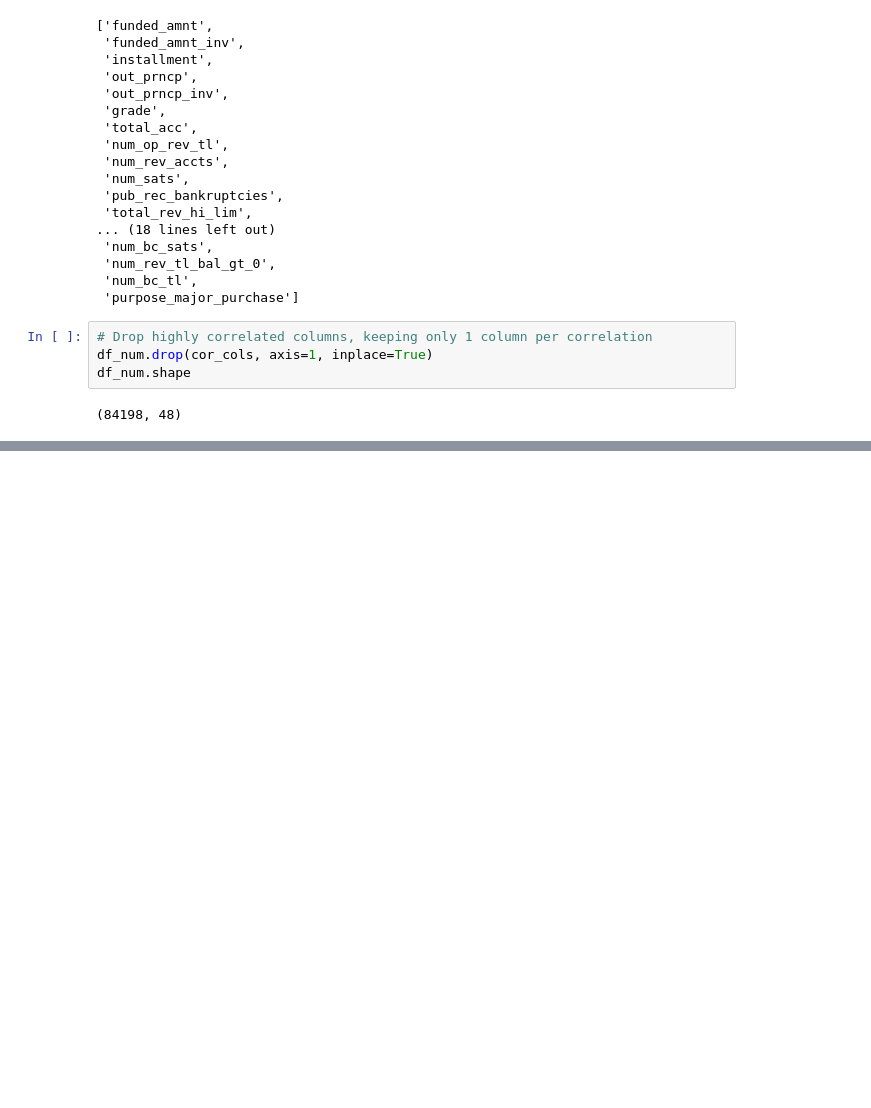
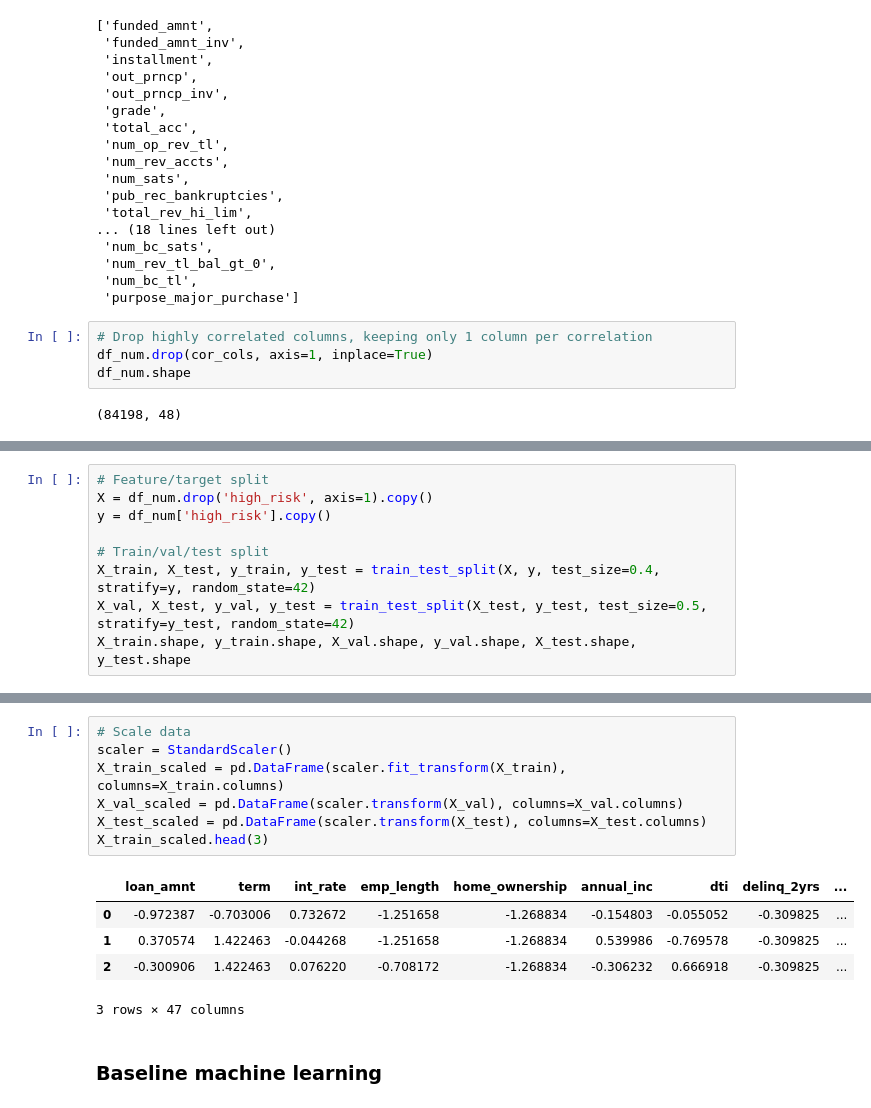
Before and after one commit to tri-bui/sandbox-ml, a Jupyter notebook: lt-credit-risk/credit_risk.ipynb, the cells around one changed output, grey strips where cells are left out. Saved outputs shown, nothing was run; the diff lists cells and outputs as text; blank space fills up the shorter version.

Commit message:
Add data preprocessing to credit_risk.ipynb

```diff
--- a/lt-credit-risk/credit_risk.ipynb
+++ b/lt-credit-risk/credit_risk.ipynb
@@ -314,0 +301,9 @@ purpose_debt 2
+# %%
+# Feature/target split
+X = df_num.drop('high_risk', axis=1).copy()
+y = df_num['high_risk'].copy()
+
+# Train/val/test split
+X_train, X_test, y_train, y_test = train_test_split(X, y, test_size=0.4, stratify=y, random_state=42)
+X_val, X_test, y_val, y_test = train_test_split(X_test, y_test, test_size=0.5, stratify=y_test, random_state=42)
+X_train.shape, y_train.shape, X_val.shape, y_val.shape, X_test.shape, y_test.shape
@@ -314,0 +327,15 @@ purpose_debt 2
+# %%
+# Scale data
+scaler = StandardScaler()
+X_train_scaled = pd.DataFrame(scaler.fit_transform(X_train), columns=X_train.columns)
+X_val_scaled = pd.DataFrame(scaler.transform(X_val), columns=X_val.columns)
+X_test_scaled = pd.DataFrame(scaler.transform(X_test), columns=X_test.columns)
+X_train_scaled.head(3)
+# %% [output]
+|  | loan_amnt | term | int_rate | emp_length | home_ownership | annual_inc | dti | delinq_2yrs | ... |
+| 0 | -0.972387 | -0.703006 | 0.732672 | -1.251658 | -1.268834 | -0.154803 | -0.055052 | -0.309825 | ... |
+| 1 | 0.370574 | 1.422463 | -0.044268 | -1.251658 | -1.268834 | 0.539986 | -0.769578 | -0.309825 | ... |
+| 2 | -0.300906 | 1.422463 | 0.076220 | -0.708172 | -1.268834 | -0.306232 | 0.666918 | -0.309825 | ... |
+3 rows × 47 columns
+# %% [markdown]
+### Baseline machine learning
```
Also changed, not shown: parts of 7 cells of this notebook.
